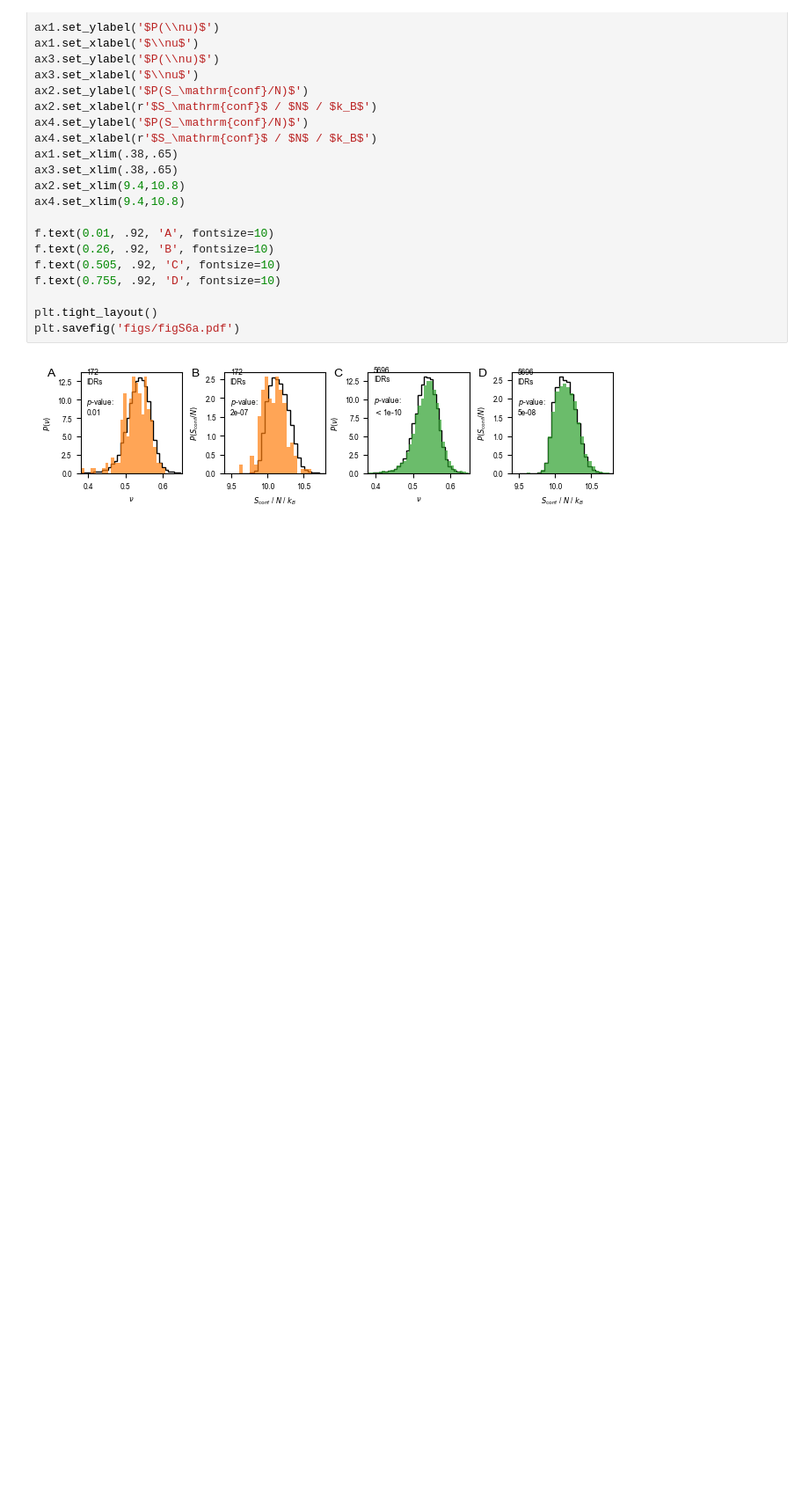
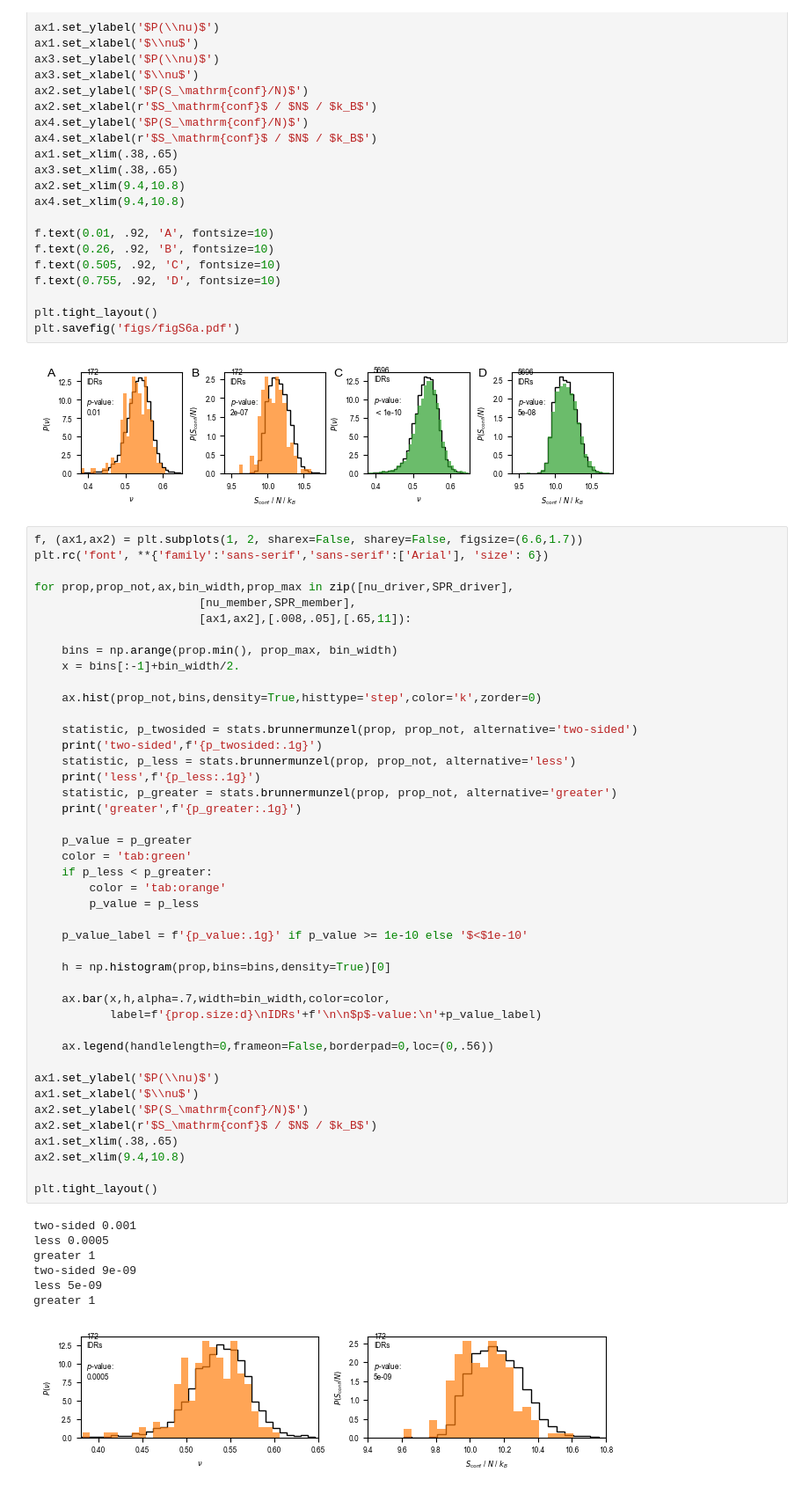
Before and after one commit to KULL-Centre/_2023_Tesei_IDRome, a Jupyter notebook: CD-CODE.ipynb, the cells around one changed output. Shown at 88% size. Saved outputs shown, nothing was run; the diff lists cells and outputs as text; blank space fills up the shorter version.

```diff
--- a/CD-CODE.ipynb
+++ b/CD-CODE.ipynb
@@ -130,3 +130,54 @@ plt.tight_layout()
 plt.savefig('figs/figS6a.pdf')
 # %% [output]
 [figure]
+# %%
+f, (ax1,ax2) = plt.subplots(1, 2, sharex=False, sharey=False, figsize=(6.6,1.7))
+plt.rc('font', **{'family':'sans-serif','sans-serif':['Arial'], 'size': 6})
+
+for prop,prop_not,ax,bin_width,prop_max in zip([nu_driver,SPR_driver],
+                        [nu_member,SPR_member],
+                        [ax1,ax2],[.008,.05],[.65,11]):
+
+    bins = np.arange(prop.min(), prop_max, bin_width)
+    x = bins[:-1]+bin_width/2.
+
+    ax.hist(prop_not,bins,density=True,histtype='step',color='k',zorder=0)
+
+    statistic, p_twosided = stats.brunnermunzel(prop, prop_not, alternative='two-sided')
+    print('two-sided',f'{p_twosided:.1g}')
+    statistic, p_less = stats.brunnermunzel(prop, prop_not, alternative='less')
+    print('less',f'{p_less:.1g}')
+    statistic, p_greater = stats.brunnermunzel(prop, prop_not, alternative='greater')
+    print('greater',f'{p_greater:.1g}')
+
+    p_value = p_greater
+    color = 'tab:green'
+    if p_less < p_greater:
+        color = 'tab:orange'
+        p_value = p_less
+
+    p_value_label = f'{p_value:.1g}' if p_value >= 1e-10 else '$<$1e-10'
+
+    h = np.histogram(prop,bins=bins,density=True)[0]
+
+    ax.bar(x,h,alpha=.7,width=bin_width,color=color,
+           label=f'{prop.size:d}\nIDRs'+f'\n\n$p$-value:\n'+p_value_label)
+
+    ax.legend(handlelength=0,frameon=False,borderpad=0,loc=(0,.56))
+
+ax1.set_ylabel('$P(\\nu)$')
+ax1.set_xlabel('$\\nu$')
+ax2.set_ylabel('$P(S_\mathrm{conf}/N)$')
+ax2.set_xlabel(r'$S_\mathrm{conf}$ / $N$ / $k_B$')
+ax1.set_xlim(.38,.65)
+ax2.set_xlim(9.4,10.8)
+
+plt.tight_layout()
+# %% [output]
+two-sided 0.001
+less 0.0005
+greater 1
+two-sided 9e-09
+less 5e-09
+greater 1
+[figure, added]
```
Also changed, not shown: 16 other files.
